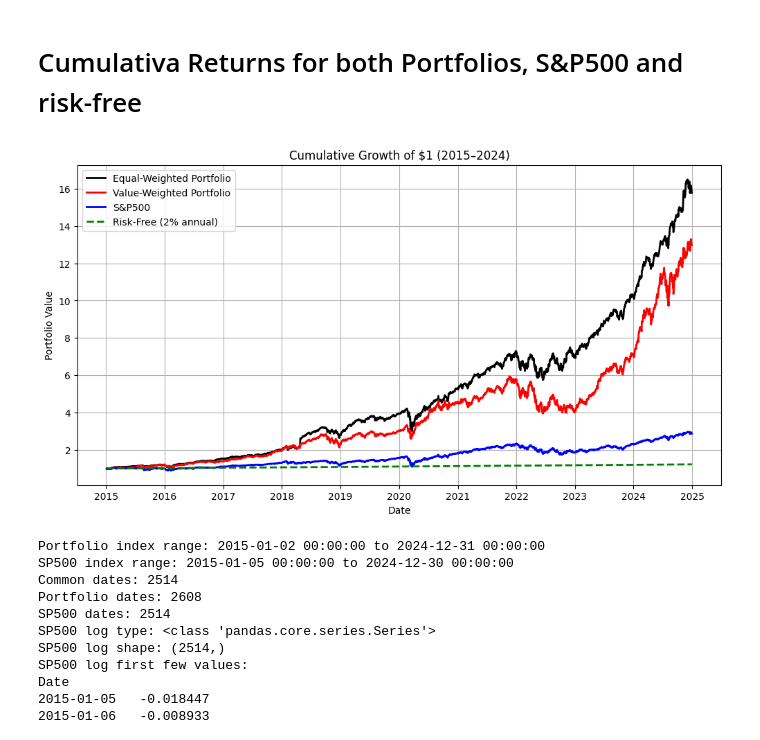
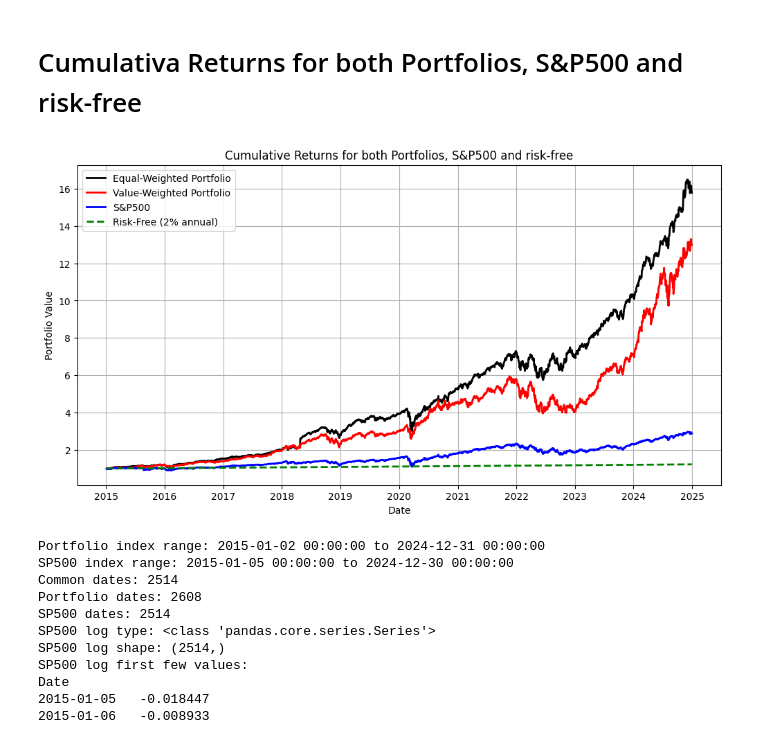
Before and after one commit to noahbergmannandersen/Quant, a Jupyter notebook: sp500v2 (1).ipynb, the cells around one changed output. Saved outputs shown, nothing was run; the diff lists cells and outputs as text; code cells hidden in the pictures.

```diff
--- a/sp500v2 (1).ipynb
+++ b/sp500v2 (1).ipynb
@@ -731,35 +739,35 @@ vw_log = df_returns["VW_Portfolio_Log"].dropna()
 spx_log = sp500_log.dropna()
 
 # Align to common index
 common_idx = ew_log.index.intersection(vw_log.index).intersection(spx_log.index)
 ew_log, vw_log, spx_log = ew_log.loc[common_idx], vw_log.loc[common_idx], spx_log.loc[common_idx]
 
 # --- Compute cumulative returns (Growth of $1) ---
 ew_cum = np.exp(ew_log.cumsum())
 vw_cum = np.exp(vw_log.cumsum())
 spx_cum = np.exp(spx_log.cumsum())
 
 # Risk-free: assume 2% annualized constant rate
 rf_rate = 0.02
 rf_daily = rf_rate / 252
 rf_cum = np.exp(rf_daily * np.arange(len(common_idx)))
 rf_cum = pd.Series(rf_cum, index=common_idx, name="Risk-Free")
 
 # --- Plot cumulative growth ---
 plt.figure(figsize=(12,6))
 plt.plot(ew_cum.index, ew_cum, label="Equal-Weighted Portfolio", linewidth=2, color="black")
 plt.plot(vw_cum.index, vw_cum, label="Value-Weighted Portfolio", linewidth=2, color="red")
 plt.plot(spx_cum.index, spx_cum, label="S&P500", linewidth=2, color="blue")
 plt.plot(rf_cum.index, rf_cum, label="Risk-Free (2% annual)", linewidth=2, color="green", linestyle="--")
 
-plt.title("Cumulative Growth of $1 (2015–2024)")
+plt.title("Cumulative Returns for both Portfolios, S&P500 and risk-free")
 plt.xlabel("Date")
 plt.ylabel("Portfolio Value")
 plt.legend()
 plt.grid(True)
 plt.show()
 # %% [output]
-[figure, old version]
+[figure, new version]
 # %%
 # Debug the benchmark alignment issue
 print("Portfolio index range:", df_returns["EW_Portfolio_Log"].index.min(), "to", df_returns["EW_Portfolio_Log"].index.max())
```
Also changed, not shown: parts of 28 cells of this notebook.
